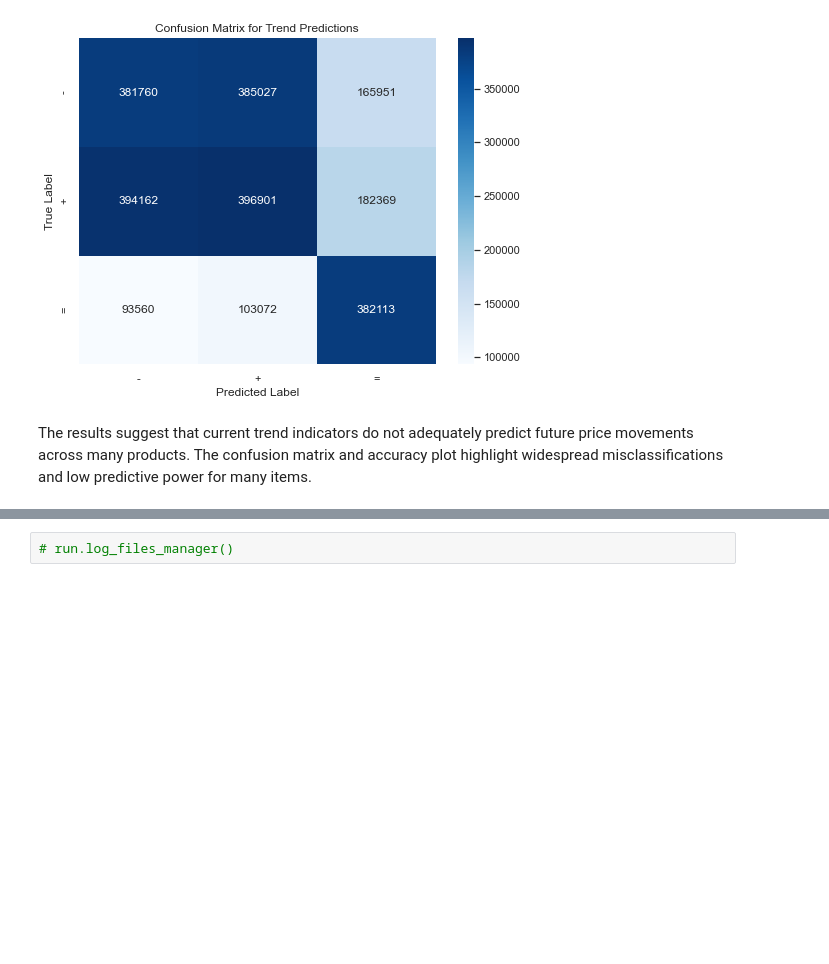
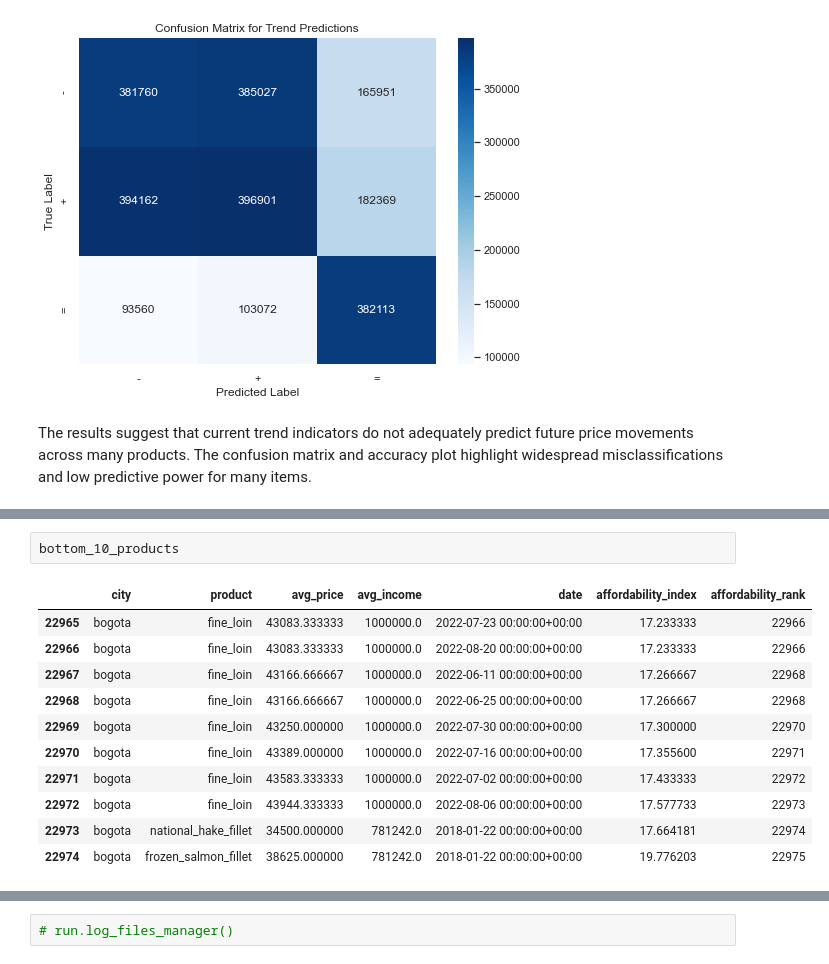
Before and after one commit to sebmatecho/sipsa_tracker, a Jupyter notebook: notebooks/EDA.ipynb, the cells around one changed output, grey strips where cells are left out. Drawn from its saved outputs; the diff is of its cells as text; blank space fills up the shorter version.

```diff
--- a/notebooks/EDA.ipynb
+++ b/notebooks/EDA.ipynb
@@ -1696,0 +1777,14 @@ The results suggest that current trend indicators do not adequately predict futu
+# %%
+bottom_10_products
+# %% [output]
+|  | city | product | avg_price | avg_income | date | affordability_index | affordability_rank |
+| 22965 | bogota | fine_loin | 43083.333333 | 1000000.0 | 2022-07-23 00:00:00+00:00 | 17.233333 | 22966 |
+| 22966 | bogota | fine_loin | 43083.333333 | 1000000.0 | 2022-08-20 00:00:00+00:00 | 17.233333 | 22966 |
+| 22967 | bogota | fine_loin | 43166.666667 | 1000000.0 | 2022-06-11 00:00:00+00:00 | 17.266667 | 22968 |
+| 22968 | bogota | fine_loin | 43166.666667 | 1000000.0 | 2022-06-25 00:00:00+00:00 | 17.266667 | 22968 |
+| 22969 | bogota | fine_loin | 43250.000000 | 1000000.0 | 2022-07-30 00:00:00+00:00 | 17.300000 | 22970 |
+| 22970 | bogota | fine_loin | 43389.000000 | 1000000.0 | 2022-07-16 00:00:00+00:00 | 17.355600 | 22971 |
+| 22971 | bogota | fine_loin | 43583.333333 | 1000000.0 | 2022-07-02 00:00:00+00:00 | 17.433333 | 22972 |
+| 22972 | bogota | fine_loin | 43944.333333 | 1000000.0 | 2022-08-06 00:00:00+00:00 | 17.577733 | 22973 |
+| 22973 | bogota | national_hake_fillet | 34500.000000 | 781242.0 | 2018-01-22 00:00:00+00:00 | 17.664181 | 22974 |
+| 22974 | bogota | frozen_salmon_fillet | 38625.000000 | 781242.0 | 2018-01-22 00:00:00+00:00 | 19.776203 | 22975 |
```
Also changed, not shown: parts of 11 cells of this notebook, 3 other files.
